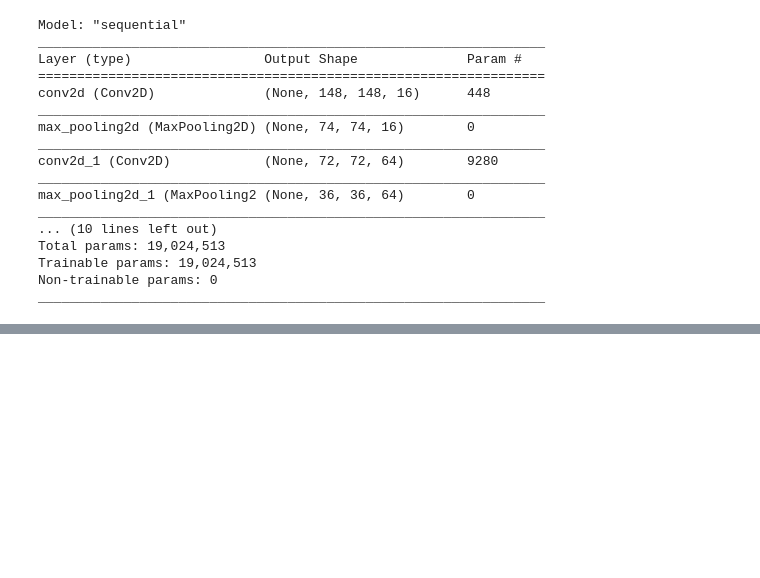
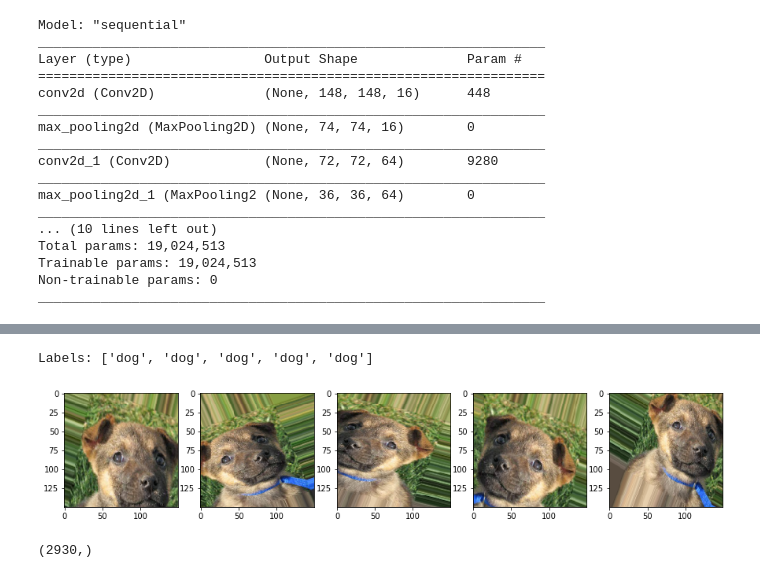
Before and after one commit to juansantateresa/Transfer_learning, a Jupyter notebook: notebook_02_CNNBuild.ipynb, the cells around one changed output, grey strips where cells are left out. Cells and saved outputs as stored; diff of their text form; code cells hidden in the pictures; blank space fills up the shorter version.

```diff
--- a/notebook_02_CNNBuild.ipynb
+++ b/notebook_02_CNNBuild.ipynb
@@ -142,0 +262,13 @@ Epoch 30/30
+# %%
+
+img_id = 1993
+dog_generator = train_datagen.flow(train_imgs[img_id:img_id+1],
+                                      train_labels[img_id:img_id+1],
+                                      batch_size=1)
+dog = [next(dog_generator) for i in range(0,5)]
+fig, ax = plt.subplots(1,5, figsize=(15, 6))
+print('Labels:', [item[1][0] for item in dog])
+l = [ax[i].imshow(dog[i][0][0]) for i in range(0,5)]
+# %% [output]
+Labels: ['dog', 'dog', 'dog', 'dog', 'dog']
+[figure, added]
@@ -142,0 +282,4 @@ Epoch 30/30
+# %%
+train_labels_enc.shape
+# %% [output]
+(2930,)
```
Also changed, not shown: parts of 15 cells of this notebook.
